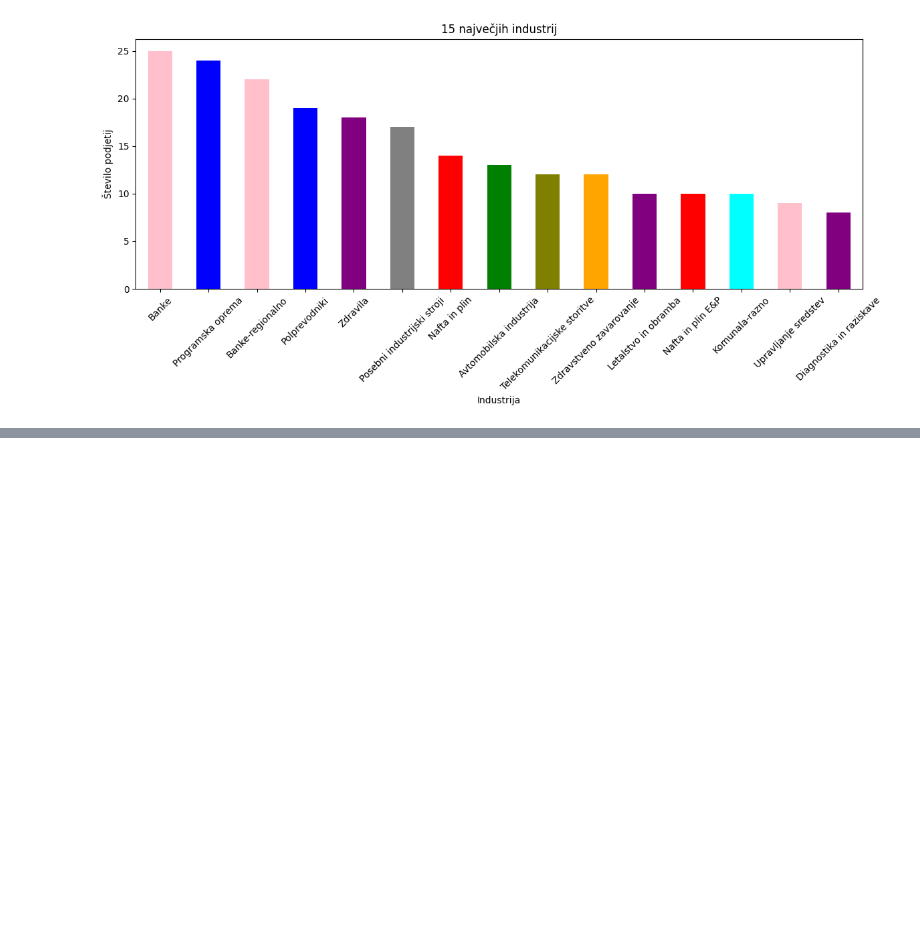
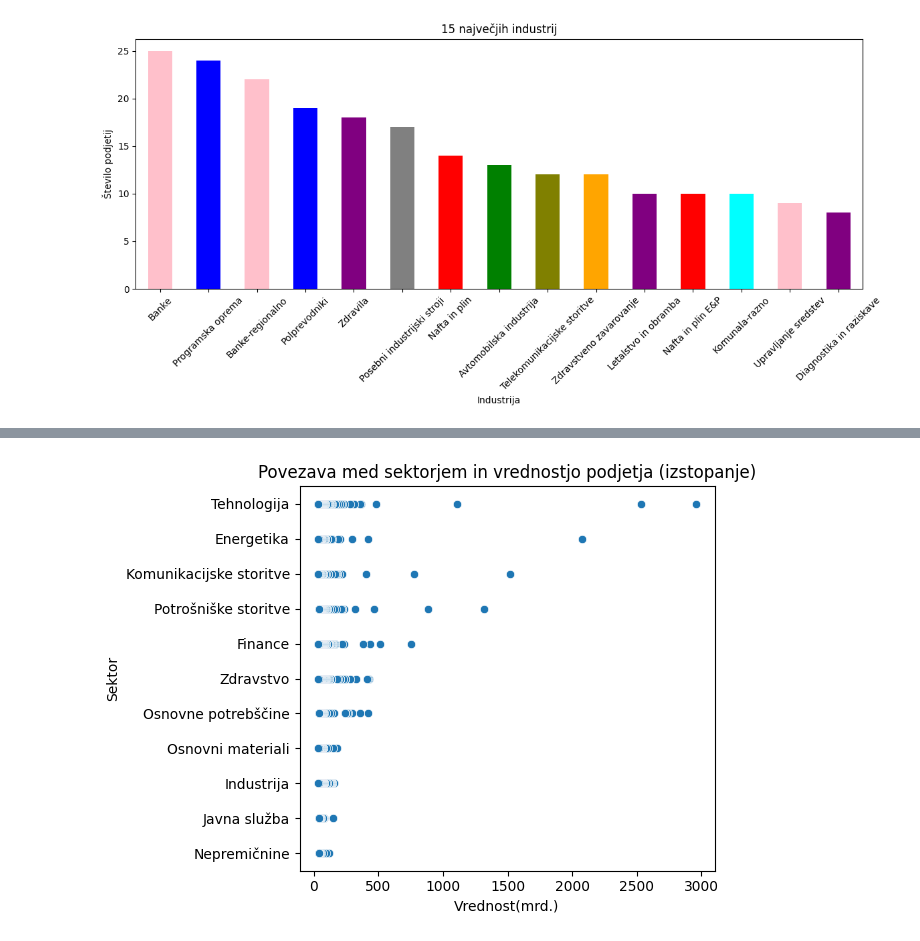
Before and after one commit to MaksRozman7/ProjektnaNaloga, a Jupyter notebook: predstavitev.ipynb, the cells around one changed output, grey strips where cells are left out. Drawn from its saved outputs; the diff is of its cells as text; code cells hidden in the pictures; blank space fills up the shorter version.

```diff
--- a/predstavitev.ipynb
+++ b/predstavitev.ipynb
@@ -136,0 +147,9 @@ plt.show()
+# %%
+sns.scatterplot(data=podjetja, x='vrednost', y='sektor')
+plt.title("Povezava med sektorjem in vrednostjo podjetja (izstopanje)")
+plt.xlabel("Vrednost(mrd.)")
+plt.ylabel("Sektor")
+plt.tight_layout()
+plt.show()
+# %% [output]
+[figure, added]
```
Also changed, not shown: parts of 4 cells of this notebook, 2 other files.
